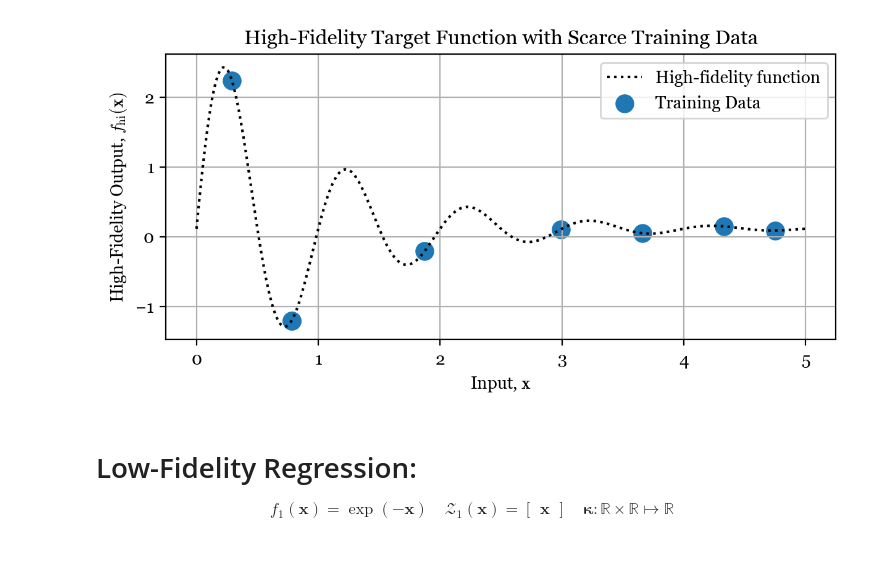
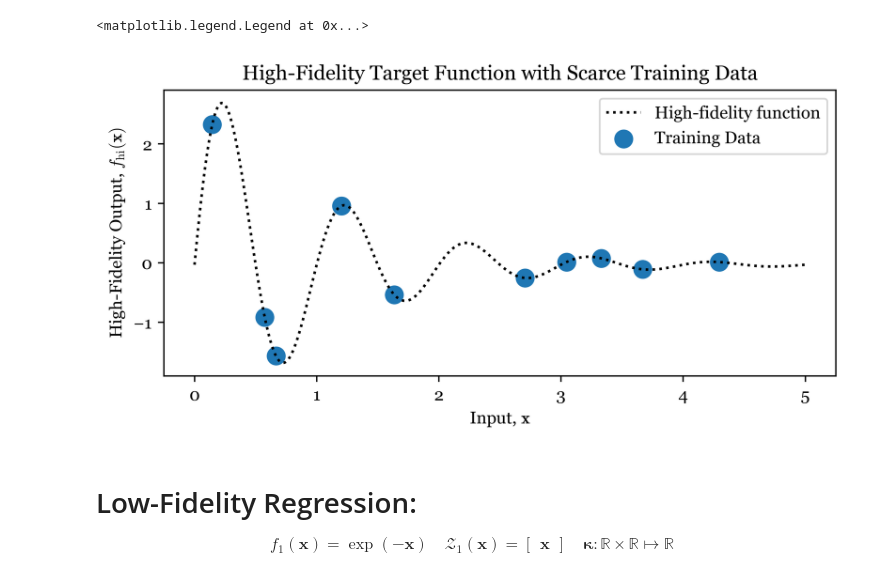
Before and after one commit to atticusdrex/oral-quals-repo, a Jupyter notebook: LiveDemoNB.ipynb, the cells around one changed output. Saved outputs shown, nothing was run; the diff lists cells and outputs as text; code cells hidden in the pictures.

```diff
--- a/LiveDemoNB.ipynb
+++ b/LiveDemoNB.ipynb
@@ -8,11 +8,12 @@ plt.rcParams.update({
     'text.latex.preamble': r'\\usepackage{amsmath}',
     'mathtext.fontset': 'cm',
 })
+
 # Define number of low-fidelity functions
 K = 2
 
 # Define a list of sample sizes
-sample_sizes = [8, 25, 50]
+sample_sizes = [10, 25, 50]
 
 # Define the low-fidelity functions
 funcs = [
@@ -32,7 +33,7 @@ d = {}
 
 # Generating nested data
 for k in range(K+1):
-    np.random.seed(42)
+    np.random.seed(43)
     # Generating the input data
     d[k] = {
         'X':np.random.uniform(xmin, xmax, size=sum(sample_sizes[:k+1])).reshape(1, -1),
@@ -47,16 +48,16 @@ for k in range(K+1):
     # Standard Scaling the training evaluations (converges better)
     d[k]['Y'] = (d[k]['Y'] - np.mean(d[k]['Y'])) / np.std(d[k]['Y'])
 # %%
-plt.figure(figsize=(7, 3), dpi=200)
+plt.figure(figsize=(7, 3), dpi=500)
 plt.plot(Xtest.ravel(), Ytest, color='black', linestyle = 'dotted', label='High-fidelity function')
 plt.scatter(d[0]['X'].ravel(), d[0]['Y'], s = 100.0, label='Training Data')
 plt.xlabel("Input, $\mathbf{x}$")
 plt.ylabel("High-Fidelity Output, $f_{\\text{hi}}(\mathbf{x})$")
 plt.title("High-Fidelity Target Function with Scarce Training Data")
 plt.legend()
-plt.grid()
 # %% [output]
+<matplotlib.legend.Legend at 0x...>
-[figure, old version]
+[figure, new version]
 # %% [markdown]
 # Low-Fidelity Regression:
 
```
Also changed, not shown: parts of 4 cells of this notebook, 1 other file.
